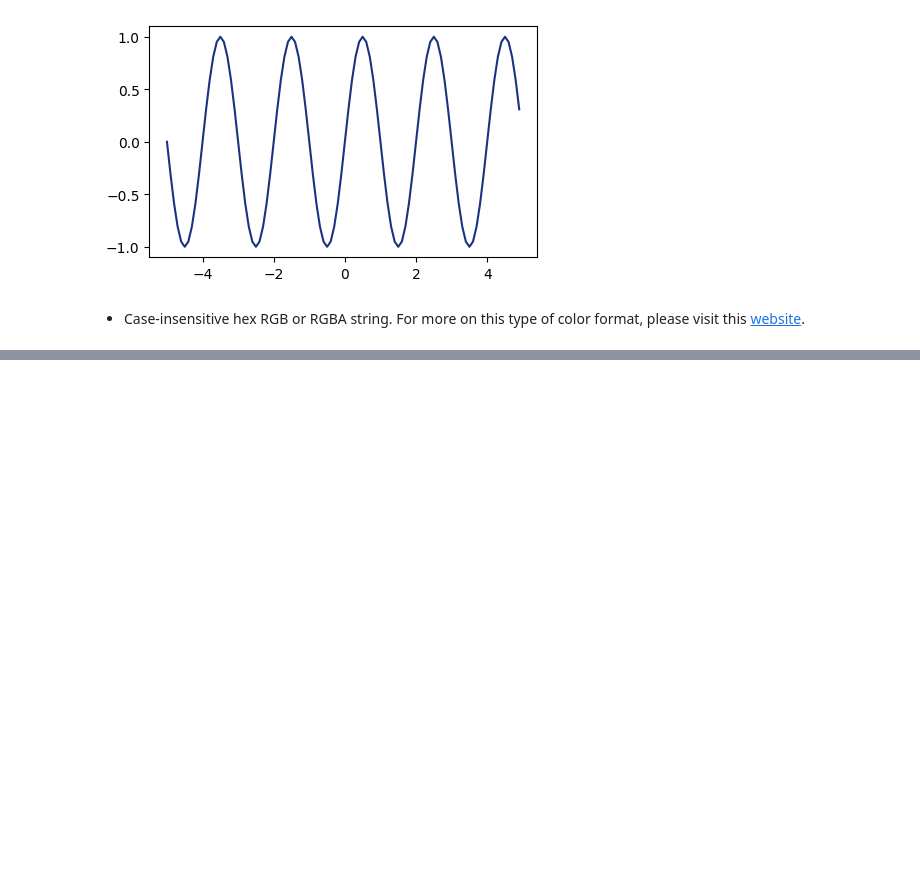
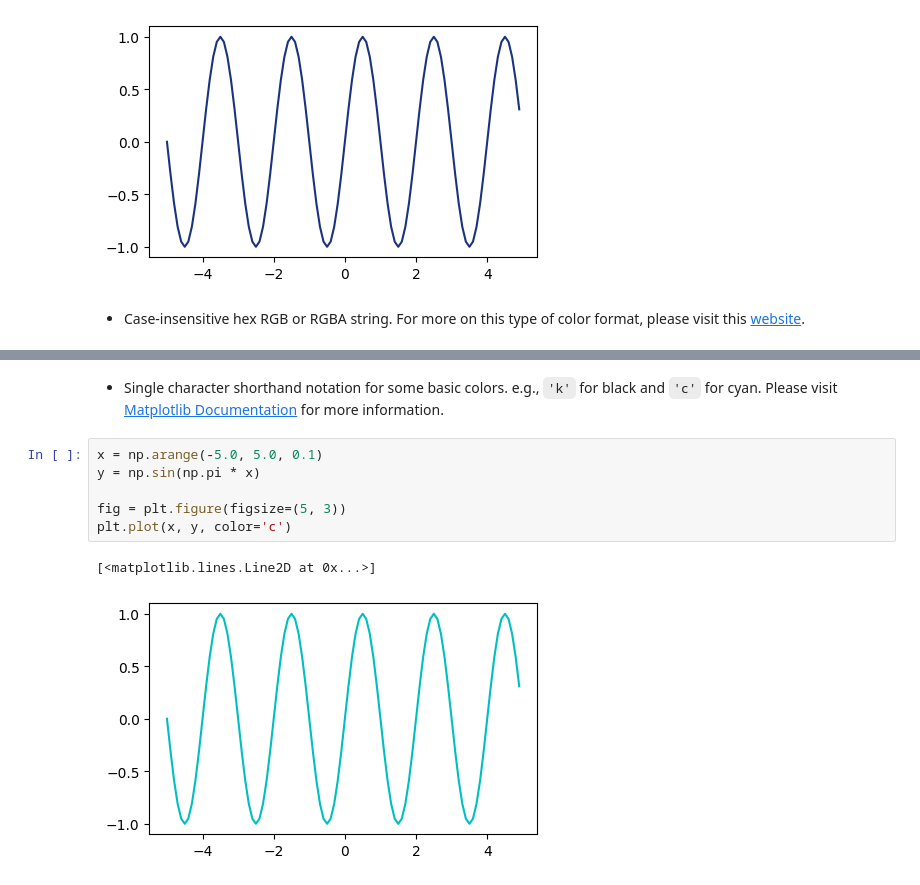
Before and after one commit to DavoodSZ1993/Python_Tutorial, a Jupyter notebook: color_formats_matplotlib.ipynb, the cells around one changed output, grey strips where cells are left out. Drawn from its saved outputs; the diff is of its cells as text; blank space fills up the shorter version.

```diff
--- a/color_formats_matplotlib.ipynb
+++ b/color_formats_matplotlib.ipynb
@@ -21,0 +53,11 @@ plt.plot(x, y, color=(0.1, 0.2, 0.5))    # (RED, GREEN, BLUE)
+# %% [markdown]
+* Single character shorthand notation for some basic colors. e.g., `'k'` for black and `'c'` for cyan. Please visit [Matplotlib Documentation](https://matplotlib.org/stable/tutorials/colors/colors.html) for more information.
+# %%
+x = np.arange(-5.0, 5.0, 0.1)
+y = np.sin(np.pi * x)
+
+fig = plt.figure(figsize=(5, 3))
+plt.plot(x, y, color='c')
+# %% [output]
+[<matplotlib.lines.Line2D at 0x...>]
+[figure, added]
```
Also changed, not shown: parts of 5 cells of this notebook.
